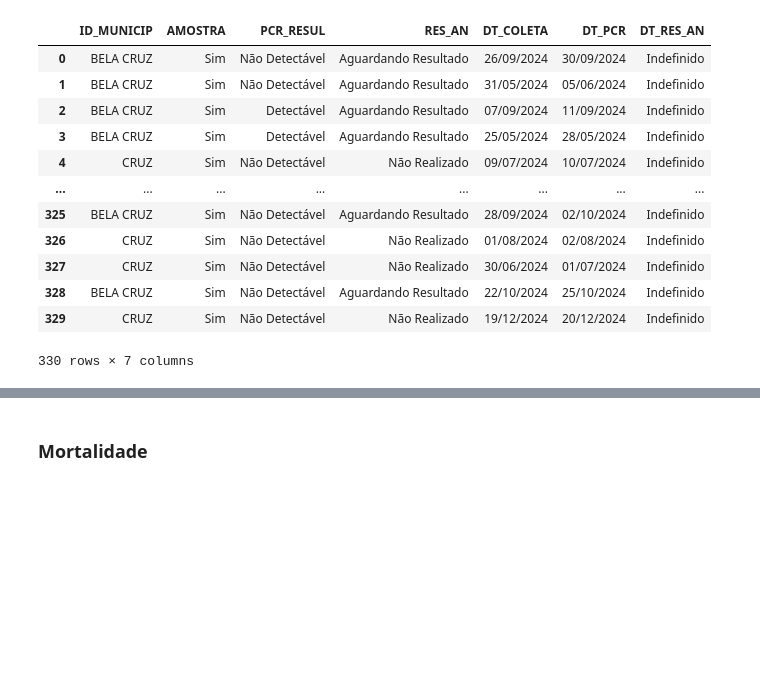
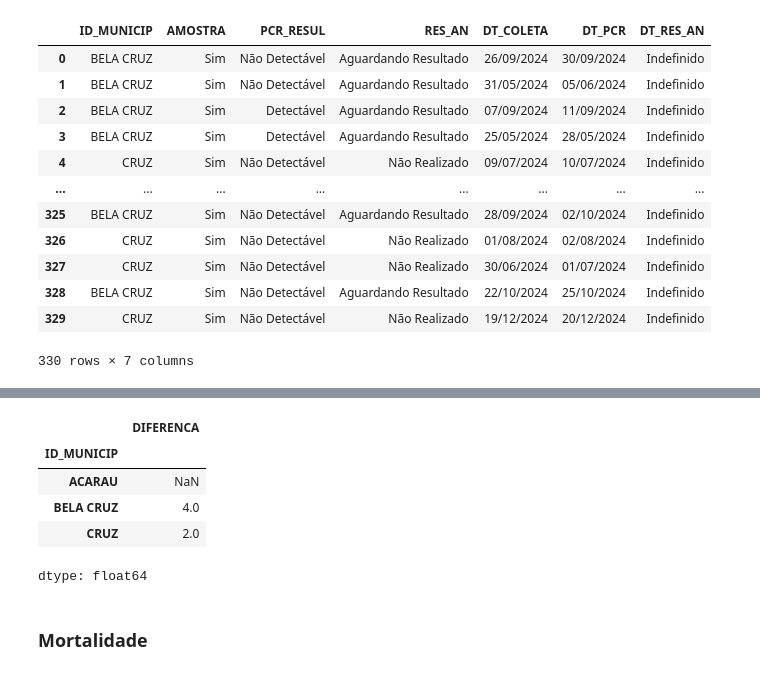
Before and after one commit to vitormunnizz/casos_gripe_ce, a Jupyter notebook: gripe.ipynb, the cells around one changed output, grey strips where cells are left out. Drawn from its saved outputs; the diff is of its cells as text; code cells hidden in the pictures; blank space fills up the shorter version.

```diff
--- a/gripe.ipynb
+++ b/gripe.ipynb
@@ -326,3 +394,12 @@ df_filtrado_vig_lab
+# %%
+df_filtrado_vig_lab.groupby('ID_MUNICIP')['DIFERENCA'].mean().round()
+# %% [output]
+|  | DIFERENCA |
+| ID_MUNICIP |  |
+| ACARAU | NaN |
+| BELA CRUZ | 4.0 |
+| CRUZ | 2.0 |
+dtype: float64
 # %% [markdown]
 ### Mortalidade
 # %%
```
Also changed, not shown: parts of 7 cells of this notebook.
